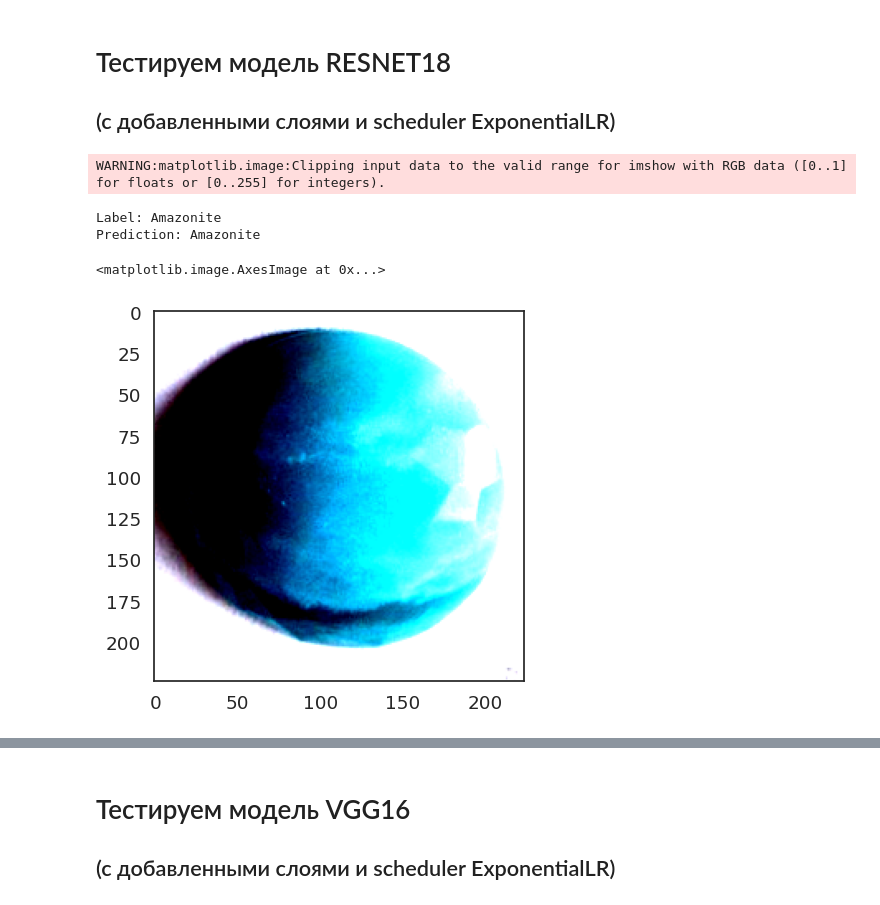
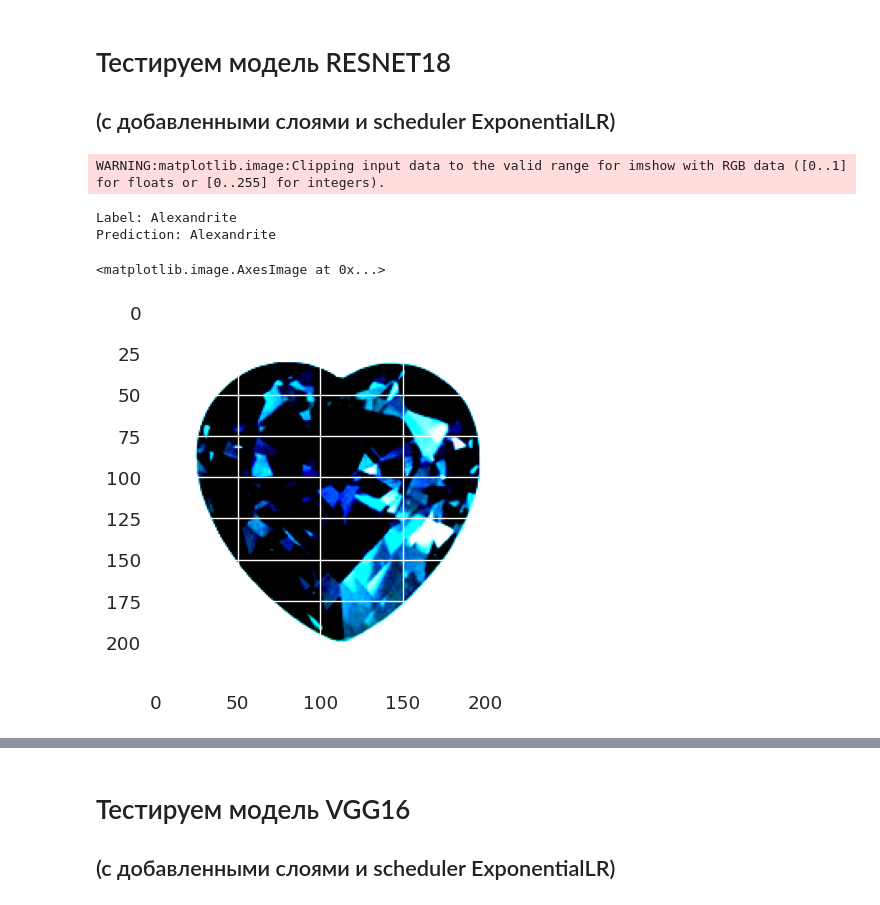
Before and after one commit to KormazovaVer/Diplom_DLL24, a Jupyter notebook: Итоговый проект.ipynb, the cells around one changed output, grey strips where cells are left out. Saved outputs shown, nothing was run; the diff lists cells and outputs as text; code cells hidden in the pictures.

```diff
--- a/Итоговый проект.ipynb
+++ b/Итоговый проект.ipynb
@@ -71,7 +71,7 @@ train_transform = transforms.Compose([
     transforms.RandomHorizontalFlip(),
     transforms.RandomVerticalFlip(),
     transforms.RandomResizedCrop(
-                    (224, 224), scale=(0.8, 1), ratio=(0.8, 1.2)),
+                    (224, 224), scale=(0.8, 1), ratio=(3 / 4, 4 / 3)),
     transforms.ToTensor(),
     transforms.Normalize([0.485, 0.456, 0.406], [0.229, 0.224, 0.225])
 ])
@@ -643,16 +643,16 @@ print("Количество классов в test ", len(test_dataset.classes))
 # Тестируем модель RESNET18
 ## (c добавленными слоями и scheduler ExponentialLR)
 # %%
-images, labels = test_dataset[10]
+images, labels = test_dataset[2]
 print("Label:", test_dataset.classes[labels])
 print("Prediction:", prediction(images, fine_tuning_model_sched))
 plt.imshow(images.permute(1,2,0))
 # %% [output]
 WARNING:matplotlib.image:Clipping input data to the valid range for imshow with RGB data ([0..1] for floats or [0..255] for integers).
-Label: Amazonite
-Prediction: Amazonite
+Label: Alexandrite
+Prediction: Alexandrite
 <matplotlib.image.AxesImage at 0x...>
-[figure, old version]
+[figure, new version]
 # %%
 images, labels = test_dataset[60]
 print("Label:", test_dataset.classes[labels])
```
Also changed, not shown: parts of 10 cells of this notebook, 3 other files.
